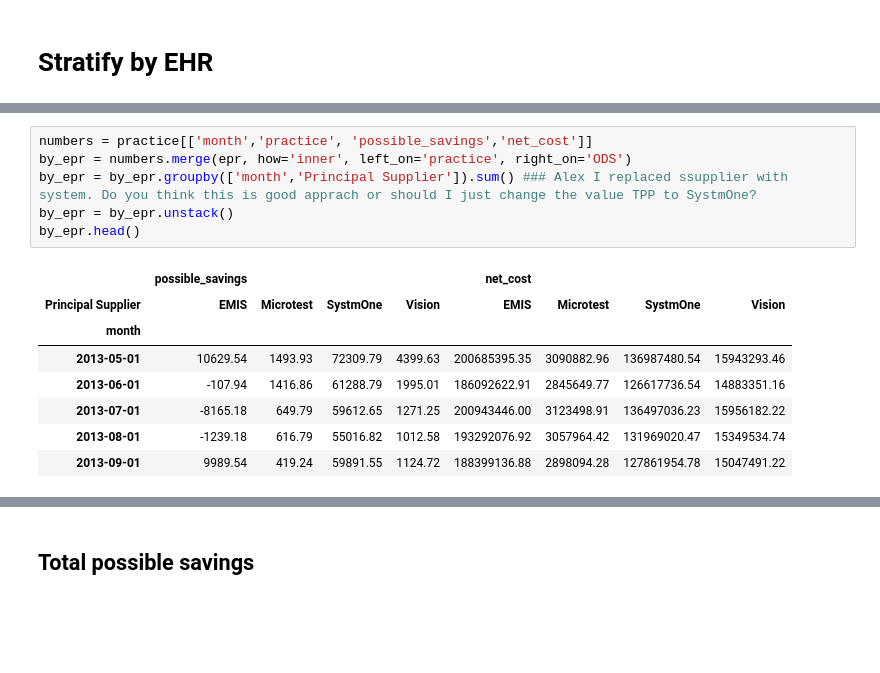
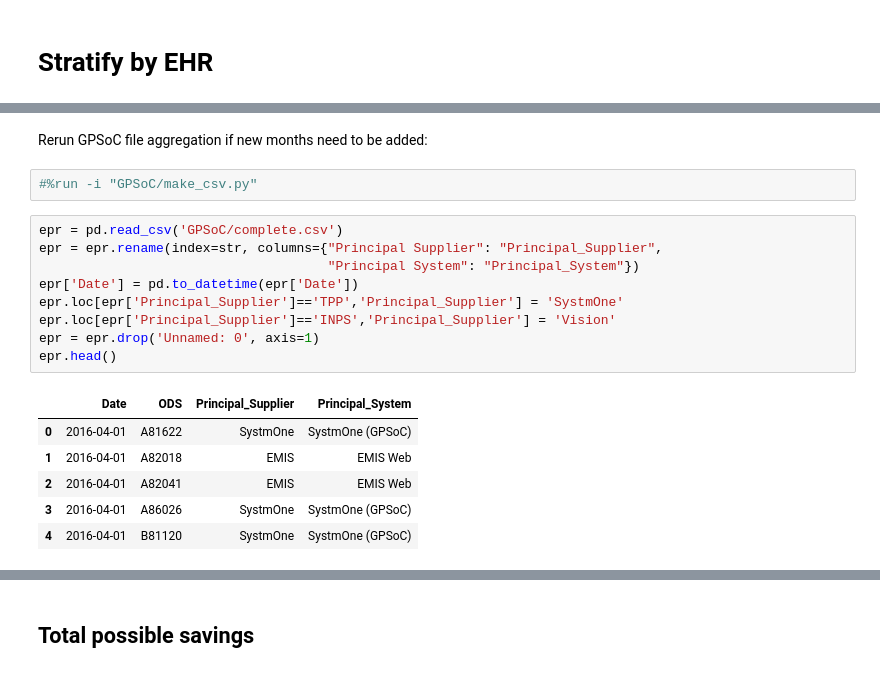
Before and after one commit to ebmdatalab/ghost_branded_generics_paper, a Jupyter notebook: Ghost Branded Generics.ipynb, the cells around one changed output, grey strips where cells are left out. Drawn from its saved outputs; the diff is of its cells as text; blank space fills up the shorter version.

```diff
--- a/Ghost Branded Generics.ipynb
+++ b/Ghost Branded Generics.ipynb
@@ -197,15 +186,20 @@ epr.head()
-# %%
-numbers = practice[['month','practice', 'possible_savings','net_cost']]
-by_epr = numbers.merge(epr, how='inner', left_on='practice', right_on='ODS')
-by_epr = by_epr.groupby(['month','Principal Supplier']).sum() ### Alex I replaced ssupplier with system. Do you think this is good apprach or should I just change the value TPP to SystmOne?
-by_epr = by_epr.unstack()
-by_epr.head()
-# %% [output]
-|  | possible_savings |  |  |  | net_cost |  |  |  |
-| Principal Supplier | EMIS | Microtest | SystmOne | Vision | EMIS | Microtest | SystmOne | Vision |
-| month |  |  |  |  |  |  |  |  |
-| 2013-05-01 | 10629.54 | 1493.93 | 72309.79 | 4399.63 | 200685395.35 | 3090882.96 | 136987480.54 | 15943293.46 |
-| 2013-06-01 | -107.94 | 1416.86 | 61288.79 | 1995.01 | 186092622.91 | 2845649.77 | 126617736.54 | 14883351.16 |
-| 2013-07-01 | -8165.18 | 649.79 | 59612.65 | 1271.25 | 200943446.00 | 3123498.91 | 136497036.23 | 15956182.22 |
-| 2013-08-01 | -1239.18 | 616.79 | 55016.82 | 1012.58 | 193292076.92 | 3057964.42 | 131969020.47 | 15349534.74 |
-| 2013-09-01 | 9989.54 | 419.24 | 59891.55 | 1124.72 | 188399136.88 | 2898094.28 | 127861954.78 | 15047491.22 |
+# %% [markdown]
+Rerun GPSoC file aggregation if new months need to be added:
+# %%
+#%run -i "GPSoC/make_csv.py"
+# %%
+epr = pd.read_csv('GPSoC/complete.csv')
+epr = epr.rename(index=str, columns={"Principal Supplier": "Principal_Supplier",
+                                     "Principal System": "Principal_System"})
+epr['Date'] = pd.to_datetime(epr['Date'])
+epr.loc[epr['Principal_Supplier']=='TPP','Principal_Supplier'] = 'SystmOne'
+epr.loc[epr['Principal_Supplier']=='INPS','Principal_Supplier'] = 'Vision'
+epr = epr.drop('Unnamed: 0', axis=1)
+epr.head()
+# %% [output]
+|  | Date | ODS | Principal_Supplier | Principal_System |
+| 0 | 2016-04-01 | A81622 | SystmOne | SystmOne (GPSoC) |
+| 1 | 2016-04-01 | A82018 | EMIS | EMIS Web |
+| 2 | 2016-04-01 | A82041 | EMIS | EMIS Web |
+| 3 | 2016-04-01 | A86026 | SystmOne | SystmOne (GPSoC) |
+| 4 | 2016-04-01 | B81120 | SystmOne | SystmOne (GPSoC) |
```
Also changed, not shown: parts of 7 cells of this notebook.
